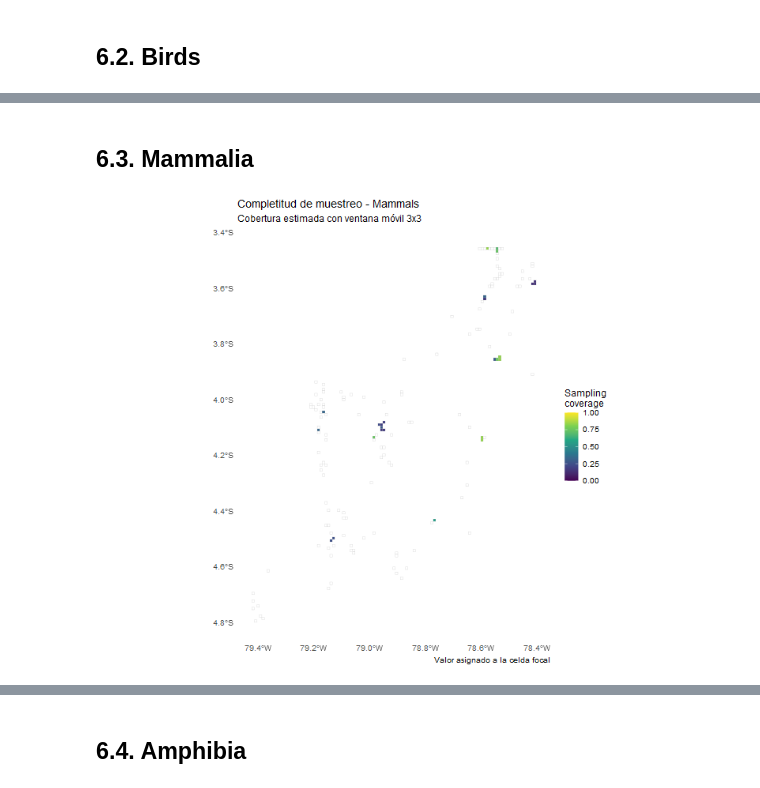
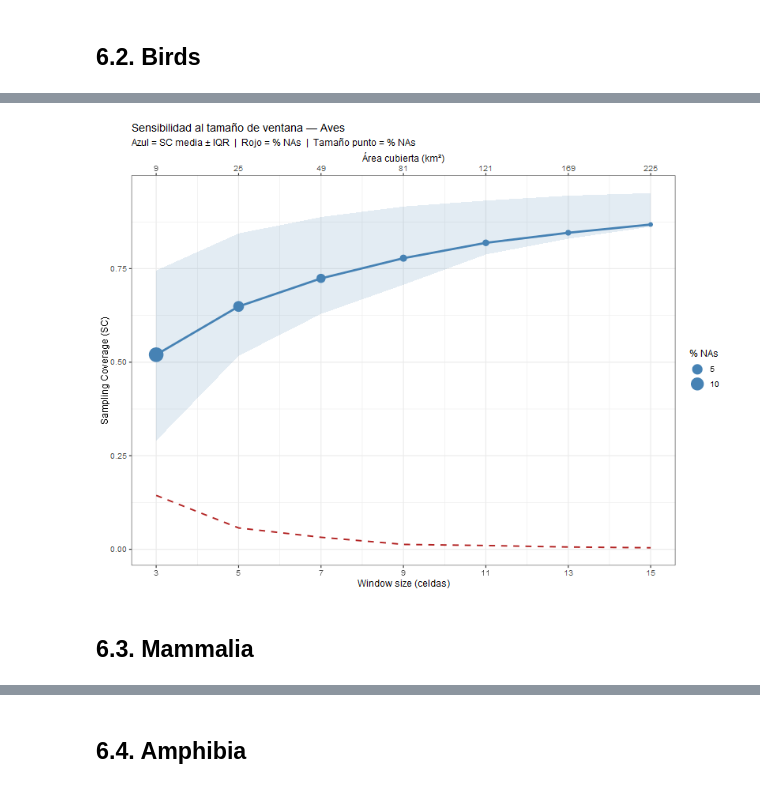
Before and after one commit to daningMontano/ACUS_BIODIV_ZCH, a Jupyter notebook: Notebooks/2_Sampling_coverage.ipynb, the cells around one changed output, grey strips where cells are left out. Cells and saved outputs as stored; diff of their text form; code cells hidden in the pictures.

```diff
--- a/Notebooks/2_Sampling_coverage.ipynb
+++ b/Notebooks/2_Sampling_coverage.ipynb
@@ -488,0 +558,32 @@ ggplot() +
+# %%
+
+
+# Cambio marginal entre ventanas consecutivas
+sensitivity_df_aves <- sensitivity_df_aves |>
+  dplyr::arrange(window_size) |>
+  dplyr::mutate(
+    delta_SC = abs(mean_SC - dplyr::lag(mean_SC)) / dplyr::lag(mean_SC) * 100
+  )
+
+# Gráfico de decisión
+sensitivity_plot_aves = ggplot(sensitivity_df_aves, aes(x = window_size)) +
+  geom_ribbon(aes(ymin = q25_SC, ymax = q75_SC), alpha = 0.15, fill = "steelblue") +
+  geom_line(aes(y = mean_SC), color = "steelblue", linewidth = 1.3) +
+  geom_point(aes(y = mean_SC, size = pct_NA), color = "steelblue") +
+  geom_line(aes(y = pct_NA / 100), color = "firebrick",
+            linetype = "dashed", linewidth = 0.9) +
+  scale_size_continuous(name = "% NAs", range = c(2, 8)) +
+  scale_x_continuous(breaks = WINDOW_SIZES,
+                     sec.axis = sec_axis(~ .^2, name = "Área cubierta (km²)",
+                                         breaks = WINDOW_SIZES^2)) +
+  labs(
+    title    = paste0("Sensibilidad al tamaño de ventana — ", GROUP_NAME),
+    subtitle = "Azul = SC media ± IQR  |  Rojo = % NAs  |  Tamaño punto = % NAs",
+    x        = "Window size (celdas)",
+    y        = "Sampling Coverage (SC)"
+  ) +
+  theme_bw(base_size = 12)
+
+sensitivity_plot_aves
+# %% [output]
+[figure, added]
@@ -500,26 +593,0 @@ View(coverage_mammalia)
-# %%
-
-ggplot() +
-  geom_sf(
-    data = coverage_mammalia,
-    aes(fill = Sampling_coverage),
-    color = "grey70",
-    linewidth = 0.1
-  ) +
-  scale_fill_viridis_c(
-    name = "Sampling\ncoverage",
-    na.value = "white",
-    limits = c(0, 1)
-  ) +
-  labs(
-    title = "Completitud de muestreo - Mammals",
-    subtitle = "Cobertura estimada con ventana móvil 3x3",
-    caption = "Valor asignado a la celda focal"
-  ) +
-  theme_minimal(base_size = 12) +
-  theme(
-    panel.grid = element_blank(),
-    axis.title = element_blank()
-  )
-# %% [output]
-[figure, removed]
```
Also changed, not shown: parts of 54 cells of this notebook, 13 other files.
